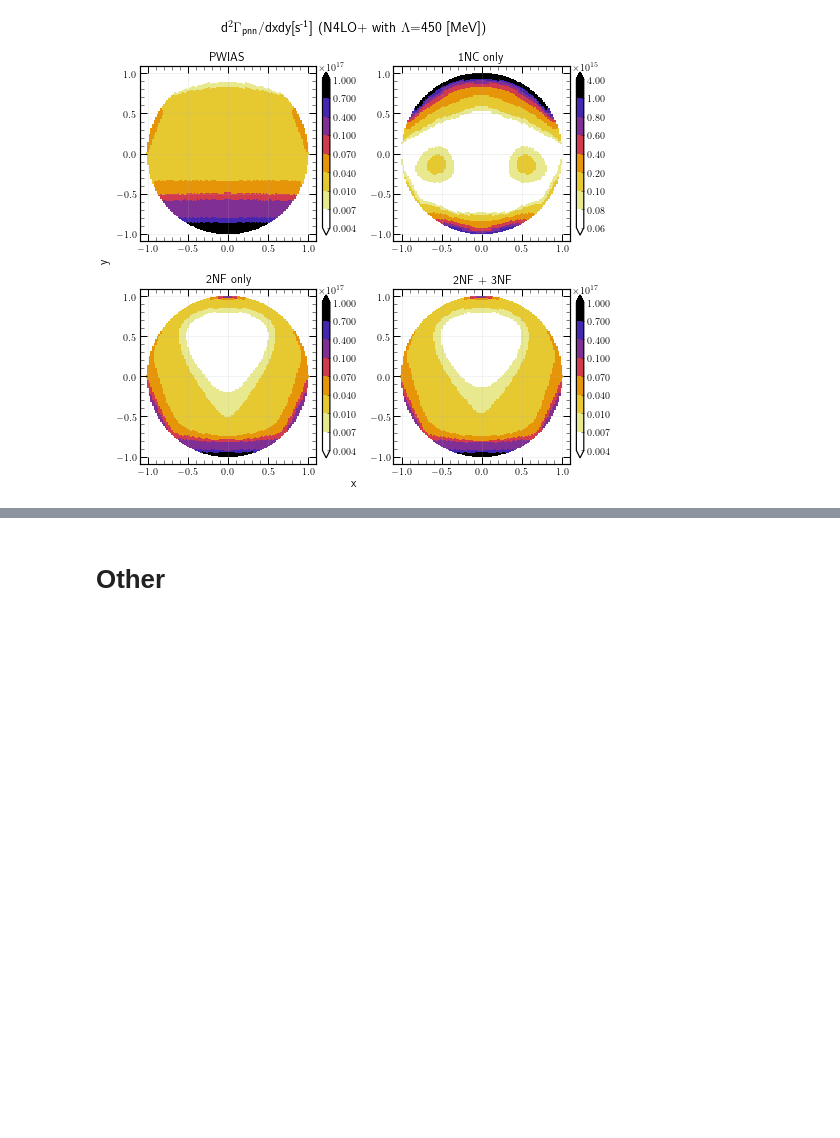
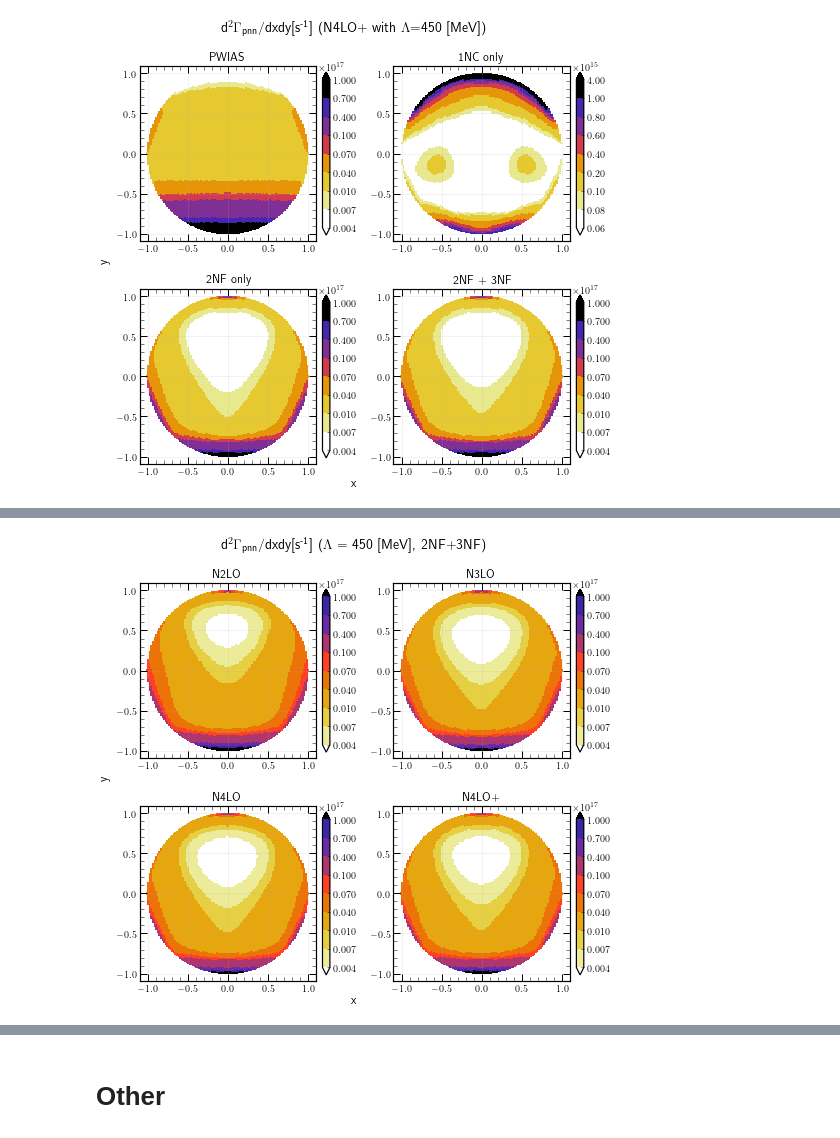
Before and after one commit to VitaliiUr/thesis, a Jupyter notebook: PlotData/PION/Dalitz_maps/dalitz_3HE.ipynb, the cells around one changed output, grey strips where cells are left out. Cells and saved outputs as stored; diff of their text form; code cells hidden in the pictures; blank space fills up the shorter version.

```diff
--- a/PlotData/PION/Dalitz_maps/dalitz_3HE.ipynb
+++ b/PlotData/PION/Dalitz_maps/dalitz_3HE.ipynb
@@ -170,0 +202,2 @@ norm_e = [mpl.colors.BoundaryNorm(b, cmap.N, extend='both') for b in [bounds_e_p
+# %%
+FORCES = ["LO", "NLO", "N2LO", "N3LO", "N4LO", "N4LO+"]
@@ -170,0 +216,33 @@ norm_e = [mpl.colors.BoundaryNorm(b, cmap.N, extend='both') for b in [bounds_e_p
+# %%
+fig = plt.figure(figsize=(7.5,7))
+fig.suptitle(r"d$^2\Gamma_{\text{pnn}}$/dxdy[s$^\text{-1}$] ($\Lambda$ = 450 [MeV], 2NF+3NF)", size=14)
+fig.supxlabel("x", y=0.05, size=12)
+fig.supylabel("y", x=0.03, size=12)
+
+for i, force in enumerate(FORCES[2:]):
+    ax = plt.subplot(221 + i)
+    # p = plt.scatter(df.x, df.y, c=df.val*factor, cmap=cmap, norm=norm_x[i], marker="s", s=6.5, edgecolors='none')
+    p = plt.scatter(df_orders[force].x, df_orders[force].y, c=df_orders[force].val*factor,
+                    cmap=cmap, norm=norm_x,
+                    marker="s", s=6.5, edgecolors='none')
+    ax.set_aspect('equal', adjustable='box')
+    plt.title(force)
+    plt.minorticks_on()
+    plt.xticks(ticks=np.arange(-1, 1.1, 0.5))
+    plt.yticks(ticks=np.arange(-1, 1.1, 0.5))
+    plt.tick_params(which='minor', direction='in', length=4, width=0.5, top=True, right=True)
+    plt.tick_params(which='major', direction='in', length=7, width=1, top=True, right=True)
+    plt.grid(which='major', alpha=0.3)
+    cbar = plt.colorbar(p, ax=ax, shrink=0.8, pad=0.03)
+    cbar.ax.minorticks_off()
+    cbar.ax.get_yaxis().get_offset_text().set_x(3.0)
+    # if i < 2:
+    #     ax.set_xticklabels([])
+    # if i % 2 != 0:
+    #     ax.set_yticklabels([])
+        # cbar.set_label('$d^2\Gamma_{\text{pnn}}/dxdy[s^{-1}]$')
+plt.tight_layout()
+plt.savefig("./figures/Dalitz_map_pnn_xy_orders.pdf", dpi=600, facecolor="white")
+plt.show()
+# %% [output]
+[figure, added]
```
Also changed, not shown: parts of 32 cells of this notebook, 49 other files.
